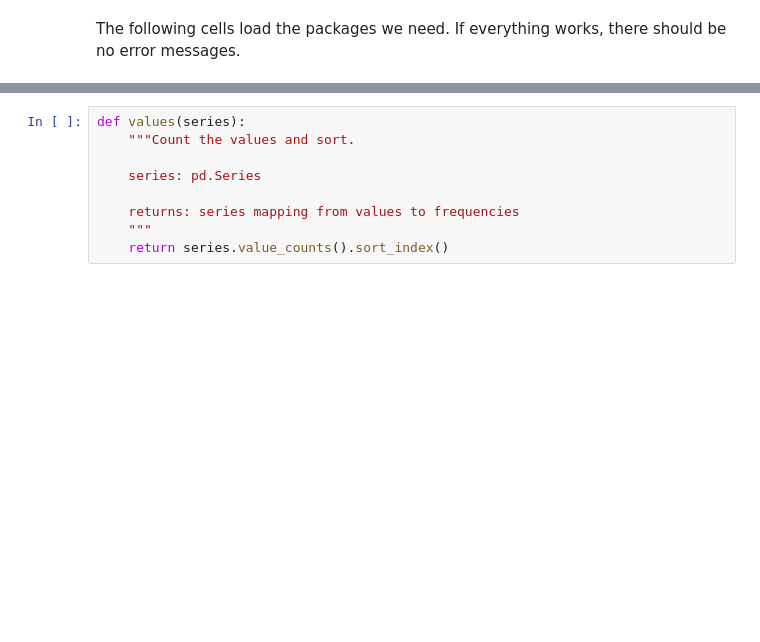
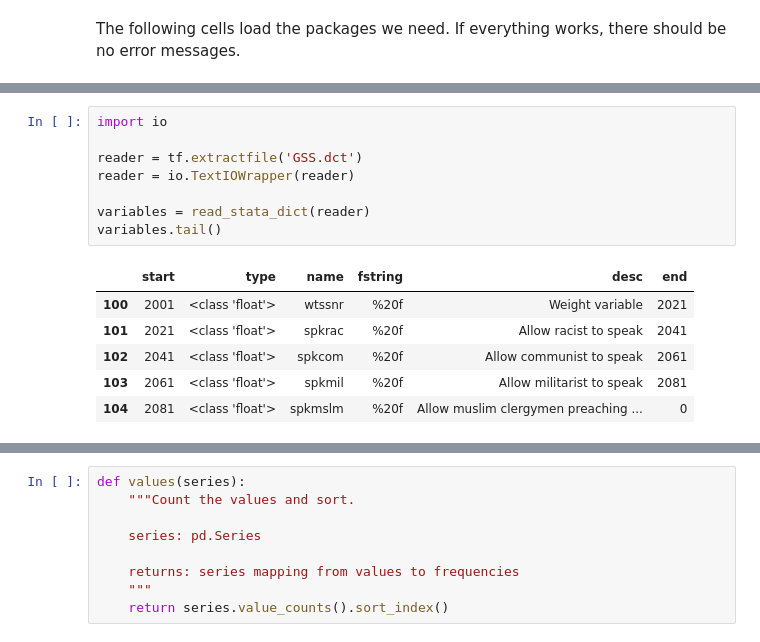
Before and after one commit to AllenDowney/PoliticalAlignmentCaseStudy, a Jupyter notebook: 01_clean_soln.ipynb, the cells around one changed output, grey strips where cells are left out. Cells and saved outputs as stored; diff of their text form; blank space fills up the shorter version.

```diff
--- a/01_clean_soln.ipynb
+++ b/01_clean_soln.ipynb
@@ -49,0 +110,15 @@ The follow function reads the data files and returns a Pandas DataFrame.
+# %%
+import io
+
+reader = tf.extractfile('GSS.dct')
+reader = io.TextIOWrapper(reader)
+
+variables = read_stata_dict(reader)
+variables.tail()
+# %% [output]
+|  | start | type | name | fstring | desc | end |
+| 100 | 2001 | <class 'float'> | wtssnr | %20f | Weight variable | 2021 |
+| 101 | 2021 | <class 'float'> | spkrac | %20f | Allow racist to speak | 2041 |
+| 102 | 2041 | <class 'float'> | spkcom | %20f | Allow communist to speak | 2061 |
+| 103 | 2061 | <class 'float'> | spkmil | %20f | Allow militarist to speak | 2081 |
+| 104 | 2081 | <class 'float'> | spkmslm | %20f | Allow muslim clergymen preaching ... | 0 |
```
Also changed, not shown: parts of 45 cells of this notebook.
